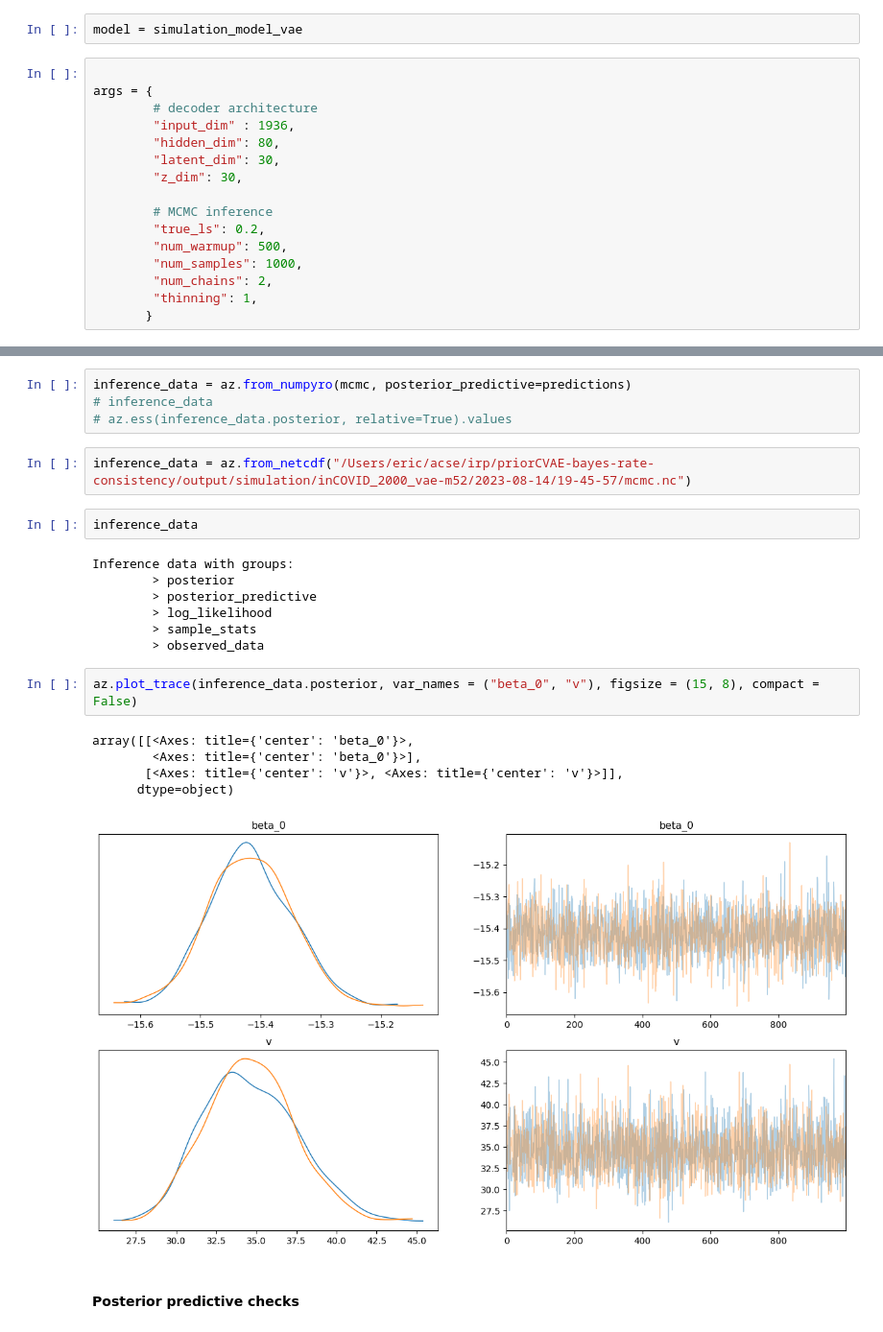
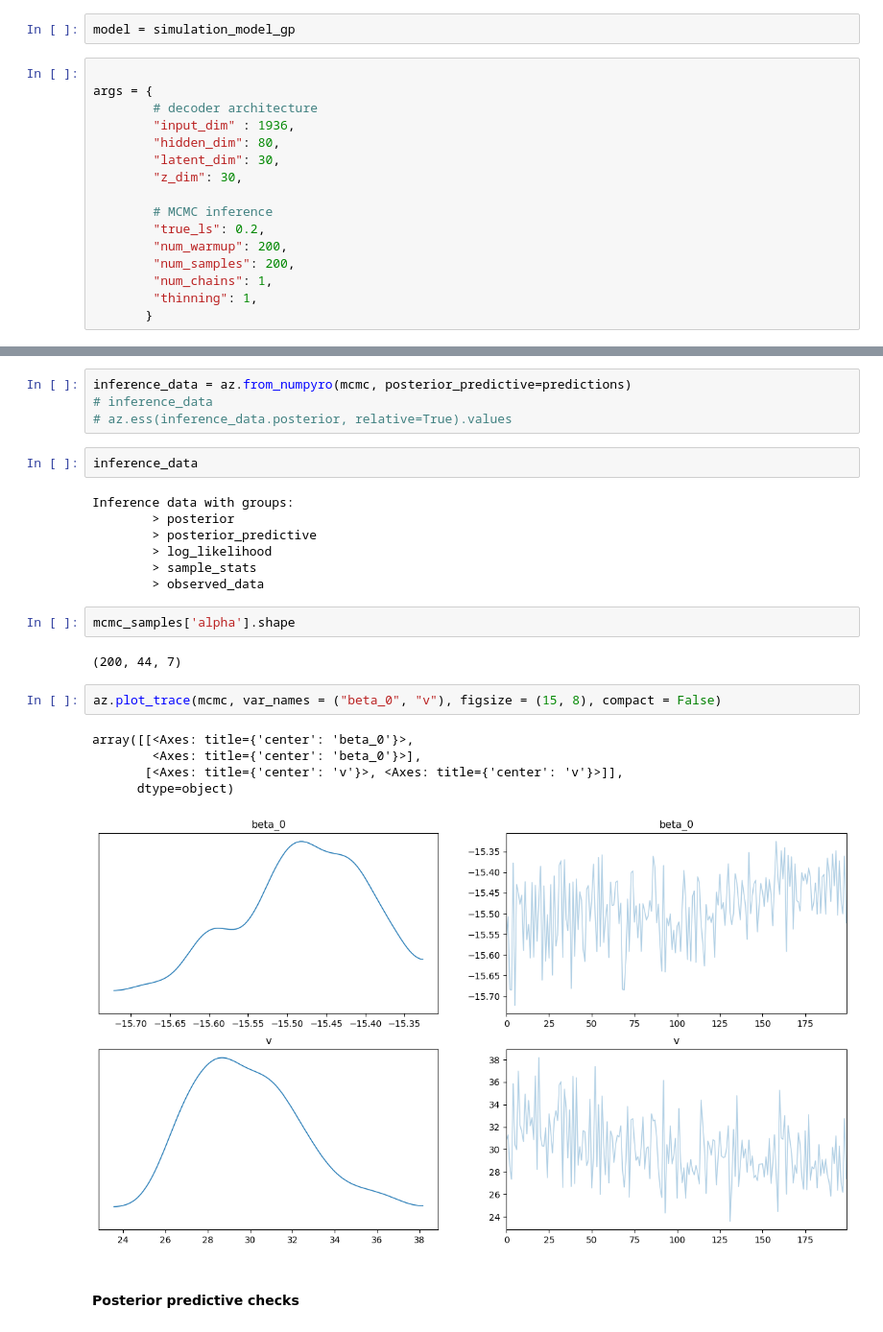
Before and after one commit to ericbrine/priorCVAE-bayes-rate-consistency, a Jupyter notebook: PriorVAE-simulated-contact-intensity.ipynb, the cells around one changed output, grey strips where cells are left out. Shown: that part at 96% size. Saved outputs shown, nothing was run; the diff lists cells and outputs as text.

```diff
--- a/PriorVAE-simulated-contact-intensity.ipynb
+++ b/PriorVAE-simulated-contact-intensity.ipynb
@@ -140,7 +141,7 @@ plt.show()
 # %% [markdown]
 #### MCMC Inference
 # %%
-model = simulation_model_vae
+model = simulation_model_gp
 # %%
 
 args = {
@@ -152,9 +153,9 @@ args = {
 
         # MCMC inference
         "true_ls": 0.2,
-        "num_warmup": 500,
-        "num_samples": 1000,
-        "num_chains": 2,
+        "num_warmup": 200,
+        "num_samples": 200,
+        "num_chains": 1,
         "thinning": 1,
        }
 # %%
@@ -183,25 +185,27 @@ predictions = predictive(rng_key_predict, args)
 inference_data = az.from_numpyro(mcmc, posterior_predictive=predictions)
 # inference_data
 # az.ess(inference_data.posterior, relative=True).values
-# %%
-inference_data = az.from_netcdf("/Users/eric/acse/irp/priorCVAE-bayes-rate-consistency/output/simulation/inCOVID_2000_vae-m52/2023-08-14/19-45-57/mcmc.nc")
+# %%
+inference_data
+# %% [output]
+Inference data with groups:
+        > posterior
+        > posterior_predictive
+        > log_likelihood
+        > sample_stats
+        > observed_data
 # %%
-inference_data
+mcmc_samples['alpha'].shape
 # %% [output]
-Inference data with groups:
-        > posterior
-        > posterior_predictive
-        > log_likelihood
-        > sample_stats
-        > observed_data
+(200, 44, 7)
 # %%
-az.plot_trace(inference_data.posterior, var_names = ("beta_0", "v"), figsize = (15, 8), compact = False)
+az.plot_trace(mcmc, var_names = ("beta_0", "v"), figsize = (15, 8), compact = False)
 # %% [output]
 array([[<Axes: title={'center': 'beta_0'}>,
         <Axes: title={'center': 'beta_0'}>],
        [<Axes: title={'center': 'v'}>, <Axes: title={'center': 'v'}>]],
       dtype=object)
-[figure, old version]
+[figure, new version]
 # %% [markdown]
 #### Posterior predictive checks
 # %%
```
Also changed, not shown: parts of 23 cells of this notebook, 9 other files.
